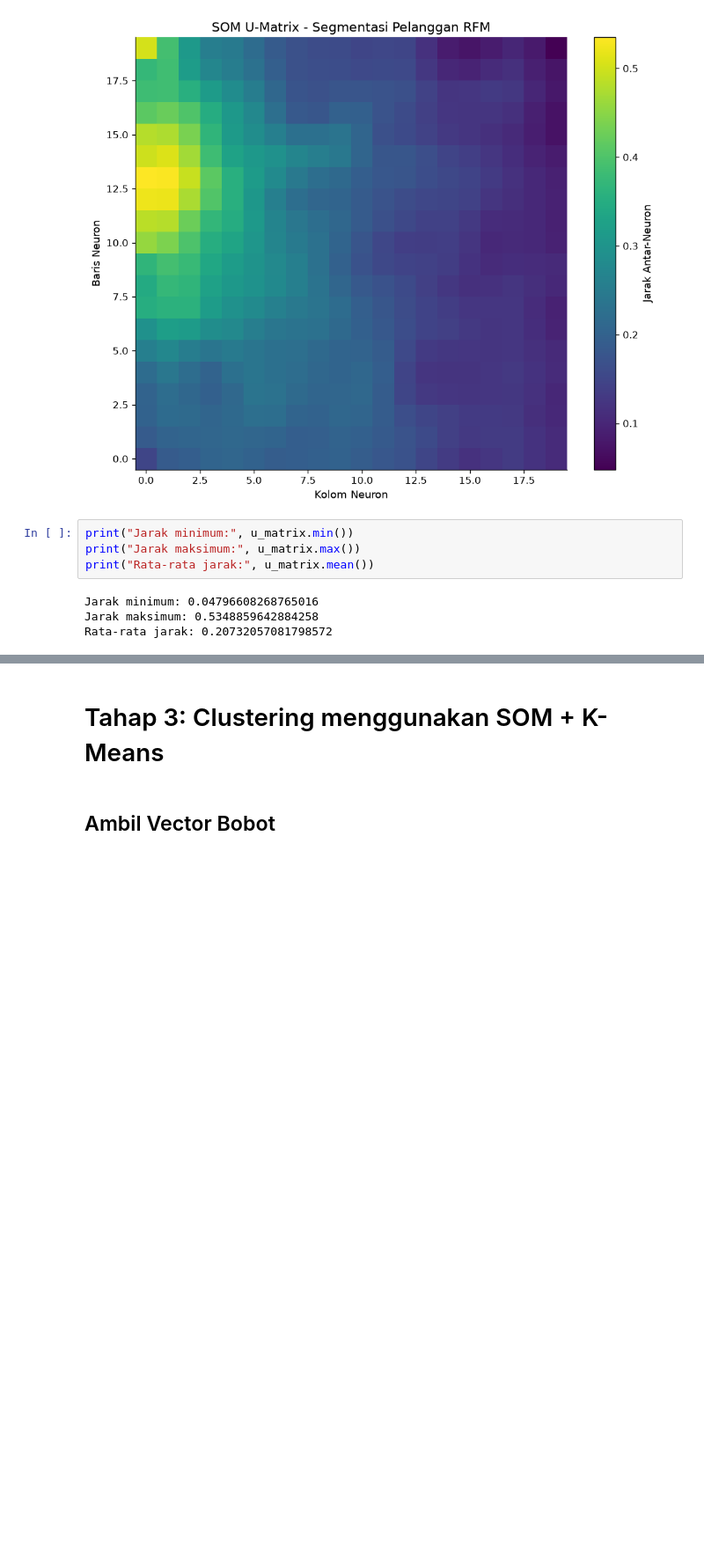
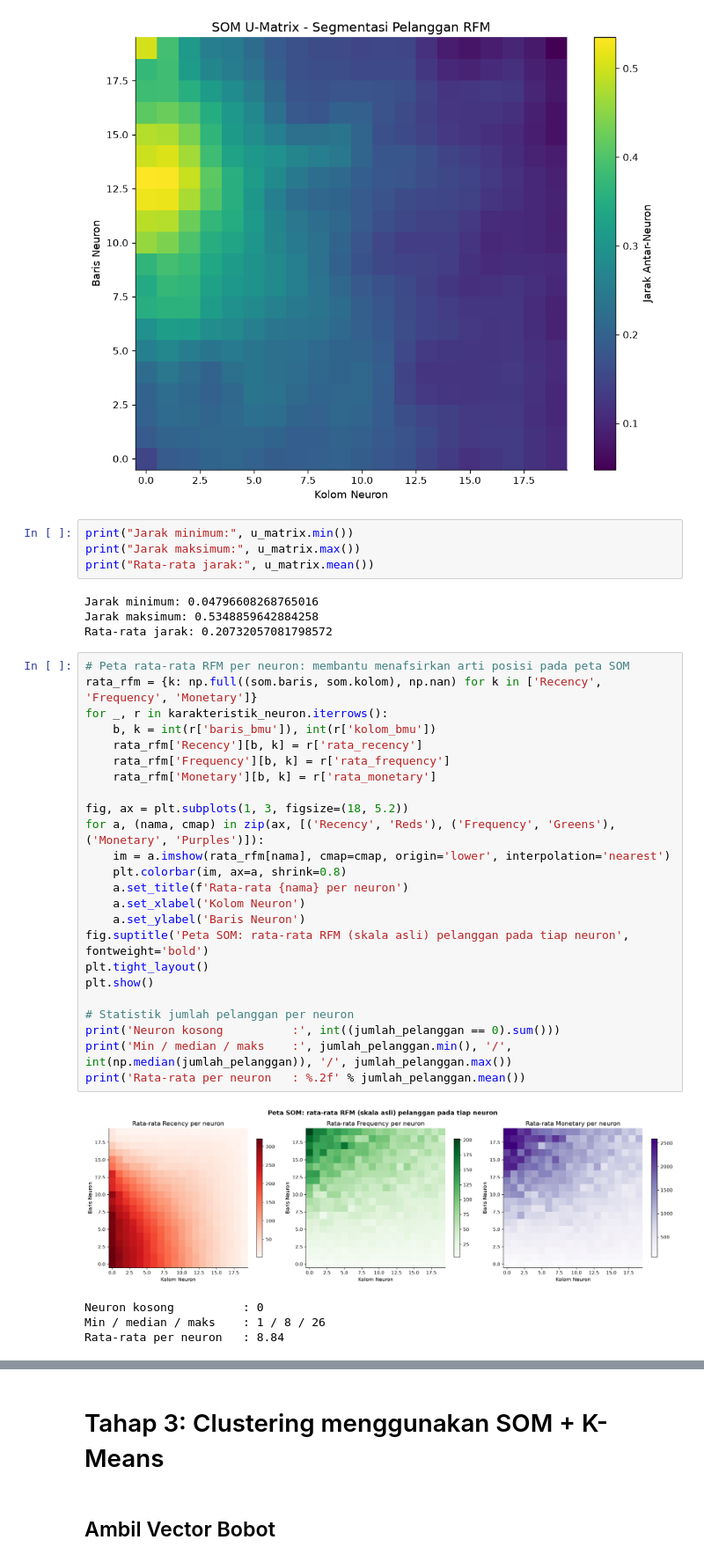
Before and after one commit to valencxiaxD/Mini-Proyek---Kecerdasan-Artifisial, a Jupyter notebook: mini_proyek.ipynb, the cells around one changed output, grey strips where cells are left out. Shown at 88% size. Cells and saved outputs as stored; diff of their text form; blank space fills up the shorter version.

```diff
--- a/mini_proyek.ipynb
+++ b/mini_proyek.ipynb
@@ -421,3 +443,32 @@ print("Rata-rata jarak:", u_matrix.mean())
 Jarak minimum: 0.04796608268765016
 Jarak maksimum: 0.5348859642884258
 Rata-rata jarak: 0.20732057081798572
+# %%
+# Peta rata-rata RFM per neuron: membantu menafsirkan arti posisi pada peta SOM
+rata_rfm = {k: np.full((som.baris, som.kolom), np.nan) for k in ['Recency', 'Frequency', 'Monetary']}
+for _, r in karakteristik_neuron.iterrows():
+    b, k = int(r['baris_bmu']), int(r['kolom_bmu'])
+    rata_rfm['Recency'][b, k] = r['rata_recency']
+    rata_rfm['Frequency'][b, k] = r['rata_frequency']
+    rata_rfm['Monetary'][b, k] = r['rata_monetary']
+
+fig, ax = plt.subplots(1, 3, figsize=(18, 5.2))
+for a, (nama, cmap) in zip(ax, [('Recency', 'Reds'), ('Frequency', 'Greens'), ('Monetary', 'Purples')]):
+    im = a.imshow(rata_rfm[nama], cmap=cmap, origin='lower', interpolation='nearest')
+    plt.colorbar(im, ax=a, shrink=0.8)
+    a.set_title(f'Rata-rata {nama} per neuron')
+    a.set_xlabel('Kolom Neuron')
+    a.set_ylabel('Baris Neuron')
+fig.suptitle('Peta SOM: rata-rata RFM (skala asli) pelanggan pada tiap neuron', fontweight='bold')
+plt.tight_layout()
+plt.show()
+
+# Statistik jumlah pelanggan per neuron
+print('Neuron kosong          :', int((jumlah_pelanggan == 0).sum()))
+print('Min / median / maks    :', jumlah_pelanggan.min(), '/', int(np.median(jumlah_pelanggan)), '/', jumlah_pelanggan.max())
+print('Rata-rata per neuron   : %.2f' % jumlah_pelanggan.mean())
+# %% [output]
+[figure, added]
+Neuron kosong          : 0
+Min / median / maks    : 1 / 8 / 26
+Rata-rata per neuron   : 8.84
```
Also changed, not shown: parts of 31 cells of this notebook.
